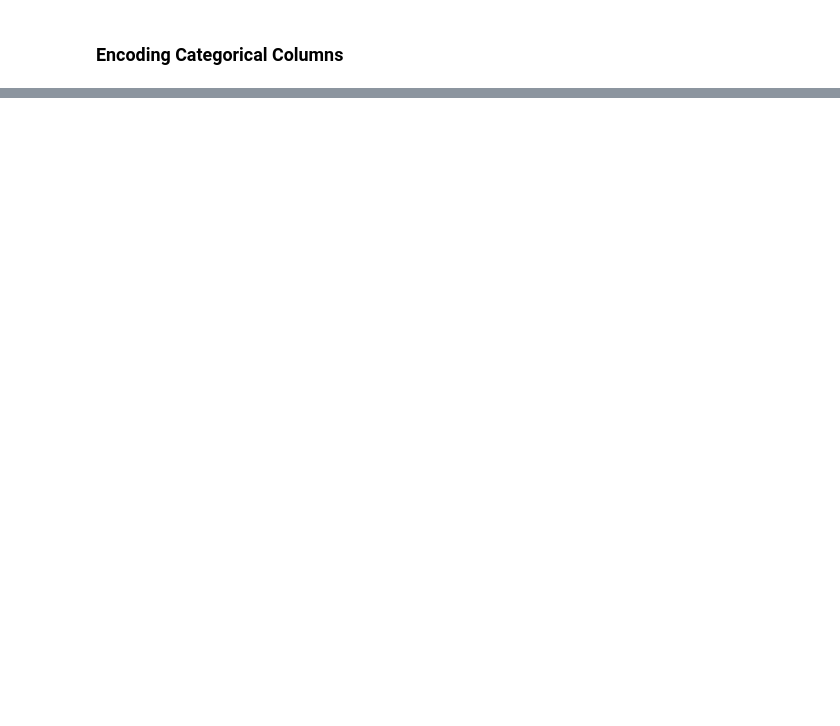
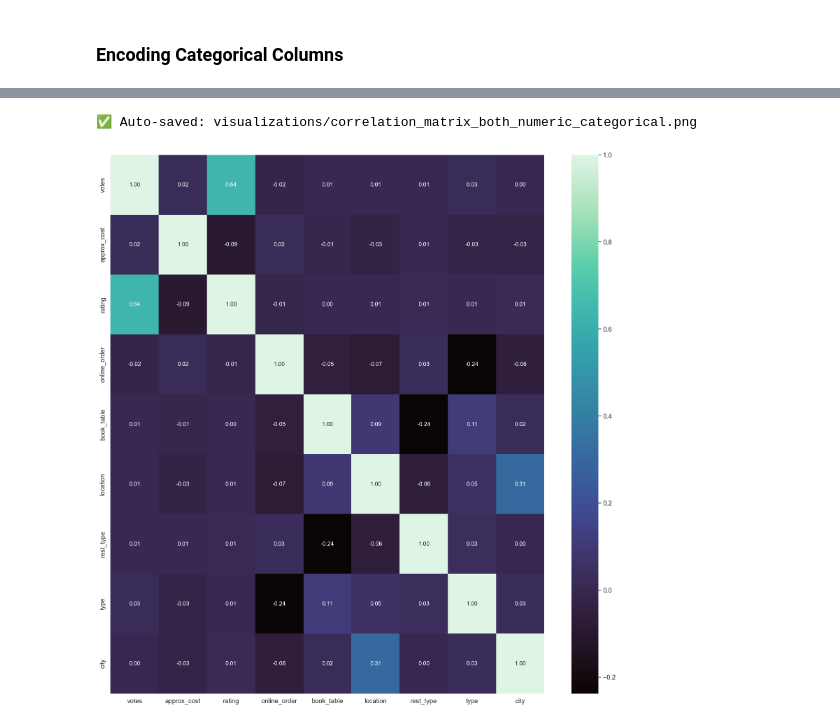
Before and after one commit to bhavbooks/Zomato-Restaurants-Rating-Prediction-, a Jupyter notebook: src/preprocessing.ipynb, the cells around one changed output, grey strips where cells are left out. Drawn from its saved outputs; the diff is of its cells as text; code cells hidden in the pictures; blank space fills up the shorter version.

```diff
--- a/src/preprocessing.ipynb
+++ b/src/preprocessing.ipynb
@@ -583,0 +579,3 @@ new_df.head()
+# %%
+new_df_corr = new_df.corr()
+new_df_corr
@@ -583,0 +607,37 @@ new_df.head()
+# %%
+df_corr = df.corr(numeric_only=True)
+
+# Set overall plot aesthetics
+sns.set(style="white", font_scale=1.2)
+
+# Create a figure
+plt.figure(figsize=(14, 10))
+
+# Custom diverging color palette for stronger contrast
+cmap = sns.diverging_palette(230, 20, as_cmap=True)
+
+# Draw the heatmap
+heatmap = sns.heatmap(
+    df_corr,
+    annot=True,                # show correlation coefficients
+    fmt=".2f",                 # numeric display format
+    cmap=cmap,                 # color scheme
+    vmax=1.0, vmin=-1.0,       # consistent scale
+    center=0,                  # midpoint for diverging colors
+    linewidths=0.5,            # subtle grid lines for readability
+    linecolor='white',         # clean separation between cells
+    cbar_kws={"shrink": 0.8, "label": "Correlation Strength"},  # color bar options
+    square=True,               # make cells square for balance
+    annot_kws={"size": 11, "color": "black", "weight": "bold"}  # readable numeric text
+)
+
+# Rotate tick labels for better alignment
+plt.xticks(rotation=45, ha='right', fontsize=11)
+plt.yticks(rotation=0, fontsize=11)
+
+# Add informative title and tighten layout
+plt.title("Feature Correlation Heatmap", fontsize=18, weight='semibold', pad=20)
+plt.tight_layout()
+
+# Show plot
+plt.show("correlation_matrix")
@@ -583,0 +647,8 @@ new_df.head()
+# %%
+# Visualizing it
+plt.figure(figsize=(20, 20))
+sns.heatmap(new_df_corr, annot=True, fmt='.2F', cmap='mako', annot_kws={"size": 12})
+plt.show("correlation_matrix_both_numeric_categorical")
+# %% [output]
+✅ Auto-saved: visualizations/correlation_matrix_both_numeric_categorical.png
+[figure, added]
```
Also changed, not shown: parts of 35 cells of this notebook, 32 other files.
